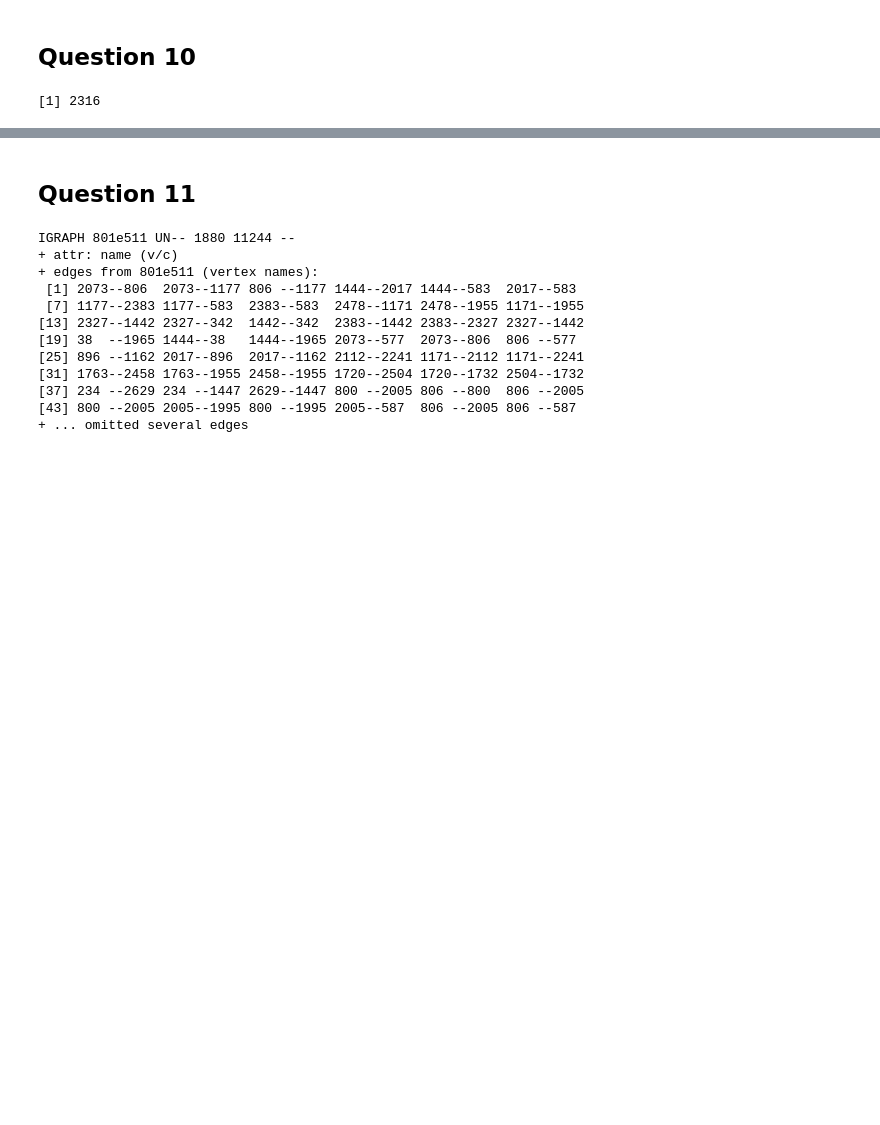
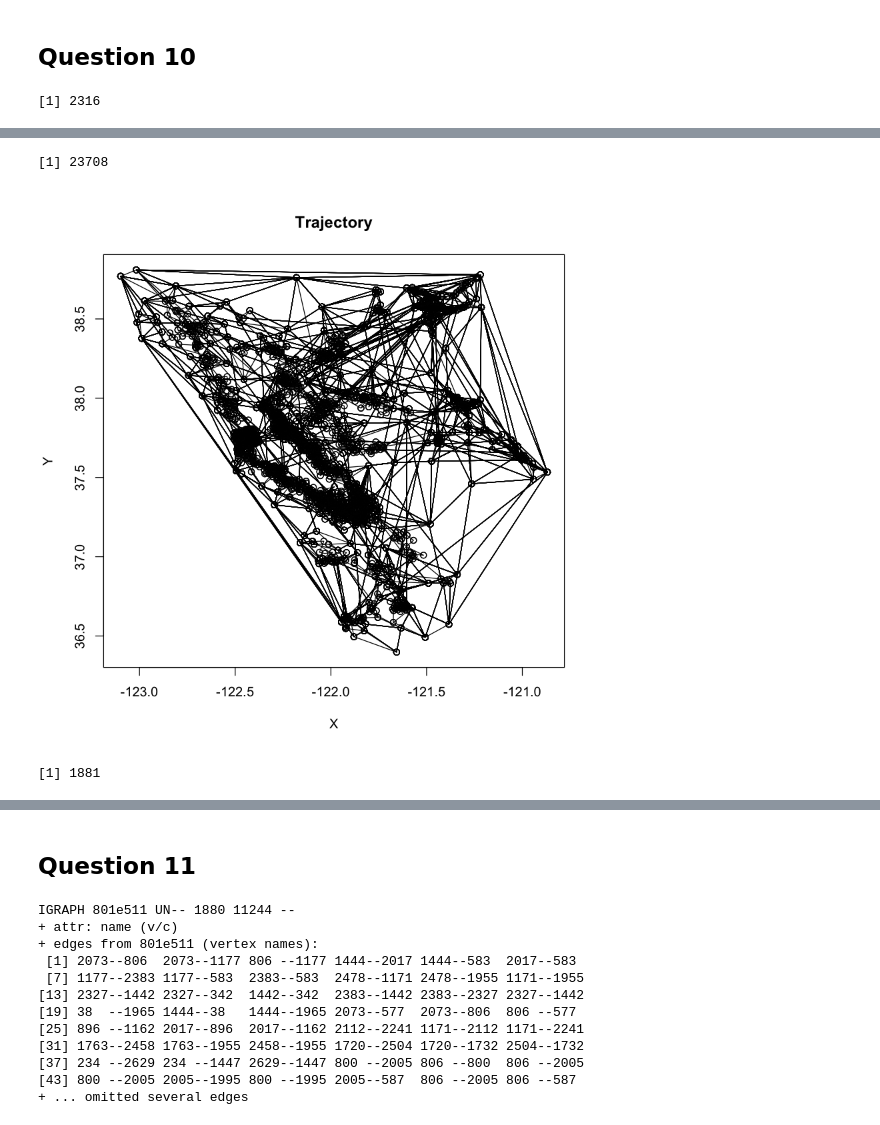
Before and after one commit to maithilibhide/ECE232, a Jupyter notebook: Project5/Uber_Graph.ipynb, the cells around one changed output, grey strips where cells are left out. Drawn from its saved outputs; the diff is of its cells as text; code cells hidden in the pictures; blank space fills up the shorter version.

```diff
--- a/Project5/Uber_Graph.ipynb
+++ b/Project5/Uber_Graph.ipynb
@@ -366,5 +368,9 @@ length(edges)
 # %%
-location_ids <- vertex_attr(gcc, index=unique(vertex_ids))$location
+location_ids <- vertex_attr(gcc, index=(vertex_ids))$location
+# %%
+length(location_ids)
+# %% [output]
+[1] 23708
 # %%
 coordinates_x <- c()
 coordinates_y <- c()
@@ -373,3 +379,7 @@ for (loc in location_ids) {
     coordinates_x <- c(coordinates_x, coord[[1]])
     coordinates_y <- c(coordinates_y, coord[[2]])
 }
+# %%
+plot(coordinates_x, coordinates_y, type="o", xlab="X", ylab="Y", main="Trajectory")
+# %% [output]
+[figure, added]
@@ -375,0 +388,4 @@ for (loc in location_ids) {
+# %%
+length(location_ids_preorder)
+# %% [output]
+[1] 1881
```
Also changed, not shown: parts of 14 cells of this notebook, 3 other files.
